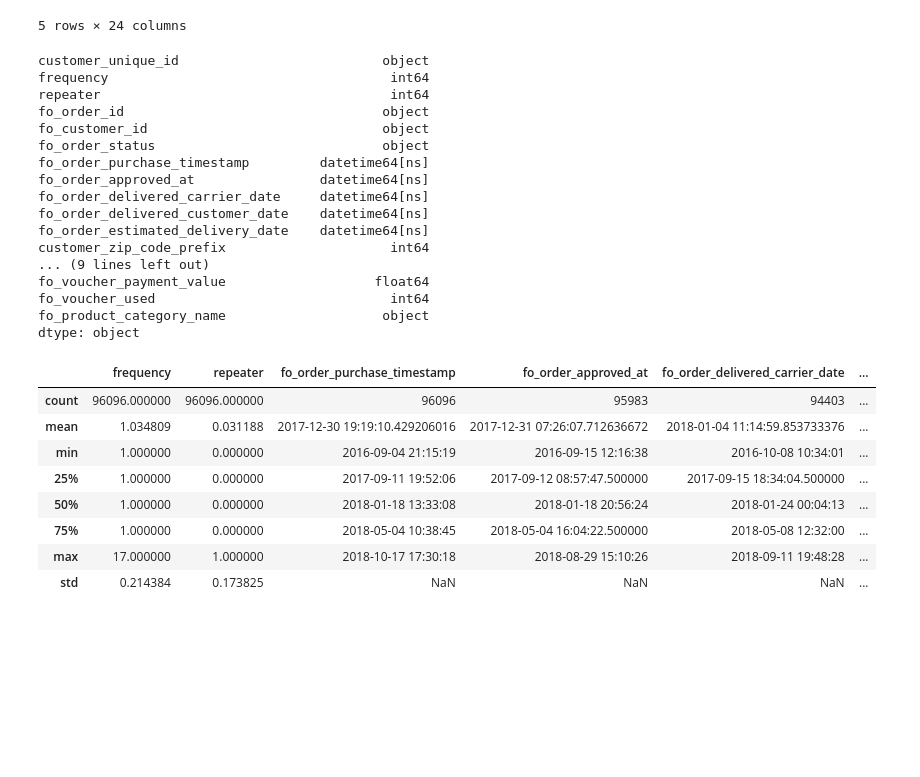
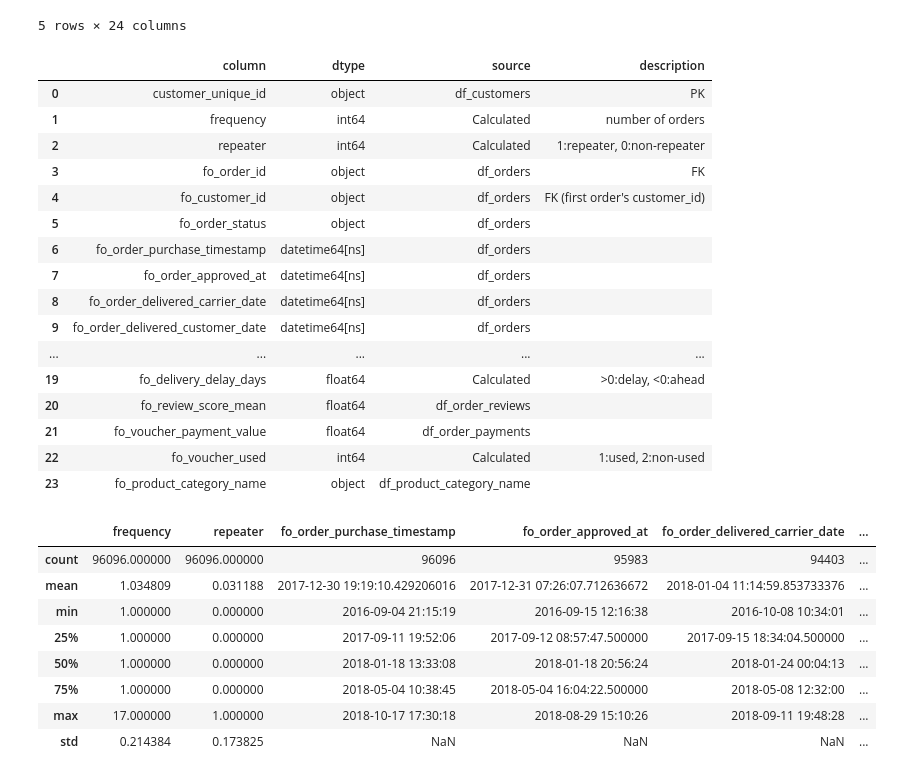
Before and after one commit to Yuki-bach/marketing, a Jupyter notebook: notebooks/feature_engineering.ipynb, the cells around one changed output. Saved outputs shown, nothing was run; the diff lists cells and outputs as text; code cells hidden in the pictures; blank space fills up the shorter version.

Commit message:
display the dtype of each feature at the end of the notebook.

```diff
--- a/notebooks/feature_engineering.ipynb
+++ b/notebooks/feature_engineering.ipynb
@@ -48,0 +25,5 @@ fo = first order that customer made
+# %%
+# load json file
+description_json = json.load(open('df_train_description.json', 'r'))
+description_json_df = pd.DataFrame(description_json)
+description_json_df
@@ -294,7 +293,7 @@ test_merge_results(df_shape, df, 2)
 df.rename({
     'is_daytime': 'fo_is_daytime',
     'is_weekday': 'fo_is_weekday'
-})
+}, axis=1, inplace=True)
 # %% [output]
 after_df_shape: (96096, 19)
 Merge test passed successfully.
@@ -563,26 +549,40 @@ df: (96096, 24)
 | 3 | 0000f6ccb0745a6a4b88665a16c9f078 | 1 | 0 | 41272756ecddd9a9ed0180413cc22fb6 | 914991f0c02ef0843c0e7010c819d642 | delivered | ... |
 | 4 | 0004aac84e0df4da2b147fca70cf8255 | 1 | 0 | d957021f1127559cd947b62533f484f7 | 47227568b10f5f58a524a75507e6992c | delivered | ... |
 5 rows × 24 columns
-# %%
-df.dtypes
-# %% [output]
-customer_unique_id                          object
-frequency                                    int64
-repeater                                     int64
-fo_order_id                                 object
-fo_customer_id                              object
-fo_order_status                             object
-fo_order_purchase_timestamp         datetime64[ns]
-fo_order_approved_at                datetime64[ns]
-fo_order_delivered_carrier_date     datetime64[ns]
-fo_order_delivered_customer_date    datetime64[ns]
-fo_order_estimated_delivery_date    datetime64[ns]
-customer_zip_code_prefix                     int64
-... (9 lines left out)
-fo_voucher_payment_value                   float64
-fo_voucher_used                              int64
-fo_product_category_name                    object
-dtype: object
+# %%
+# load json file
+description_json = json.load(open('df_train_description.json', 'r'))
+description_json_df = pd.DataFrame(description_json)
+
+# Get dtype series, and convert it to DataFrame
+dtype_series = df.dtypes
+dtype_df = dtype_series.reset_index()
+dtype_df.columns = ['column', 'dtype']
+dtype_df['dtype'] = dtype_df['dtype'].astype(str)
+
+# Merge
+merged_df = pd.merge(dtype_df, description_json_df, on='column', how='left')
+final_df = merged_df[['column', 'dtype', 'source', 'description']]
+
+final_df
+# %% [output]
+|  | column | dtype | source | description |
+| 0 | customer_unique_id | object | df_customers | PK |
+| 1 | frequency | int64 | Calculated | number of orders |
+| 2 | repeater | int64 | Calculated | 1:repeater, 0:non-repeater |
+| 3 | fo_order_id | object | df_orders | FK |
+| 4 | fo_customer_id | object | df_orders | FK (first order's customer_id) |
+| 5 | fo_order_status | object | df_orders |  |
+| 6 | fo_order_purchase_timestamp | datetime64[ns] | df_orders |  |
+| 7 | fo_order_approved_at | datetime64[ns] | df_orders |  |
+| 8 | fo_order_delivered_carrier_date | datetime64[ns] | df_orders |  |
+| 9 | fo_order_delivered_customer_date | datetime64[ns] | df_orders |  |
+| ... | ... | ... | ... | ... |
+| 19 | fo_delivery_delay_days | float64 | Calculated | >0:delay, <0:ahead |
+| 20 | fo_review_score_mean | float64 | df_order_reviews |  |
+| 21 | fo_voucher_payment_value | float64 | df_order_payments |  |
+| 22 | fo_voucher_used | int64 | Calculated | 1:used, 2:non-used |
+| 23 | fo_product_category_name | object | df_product_category_name |  |
 # %%
 df.describe()
 # %% [output]
```
Also changed, not shown: parts of 6 cells of this notebook, 1 other file.
